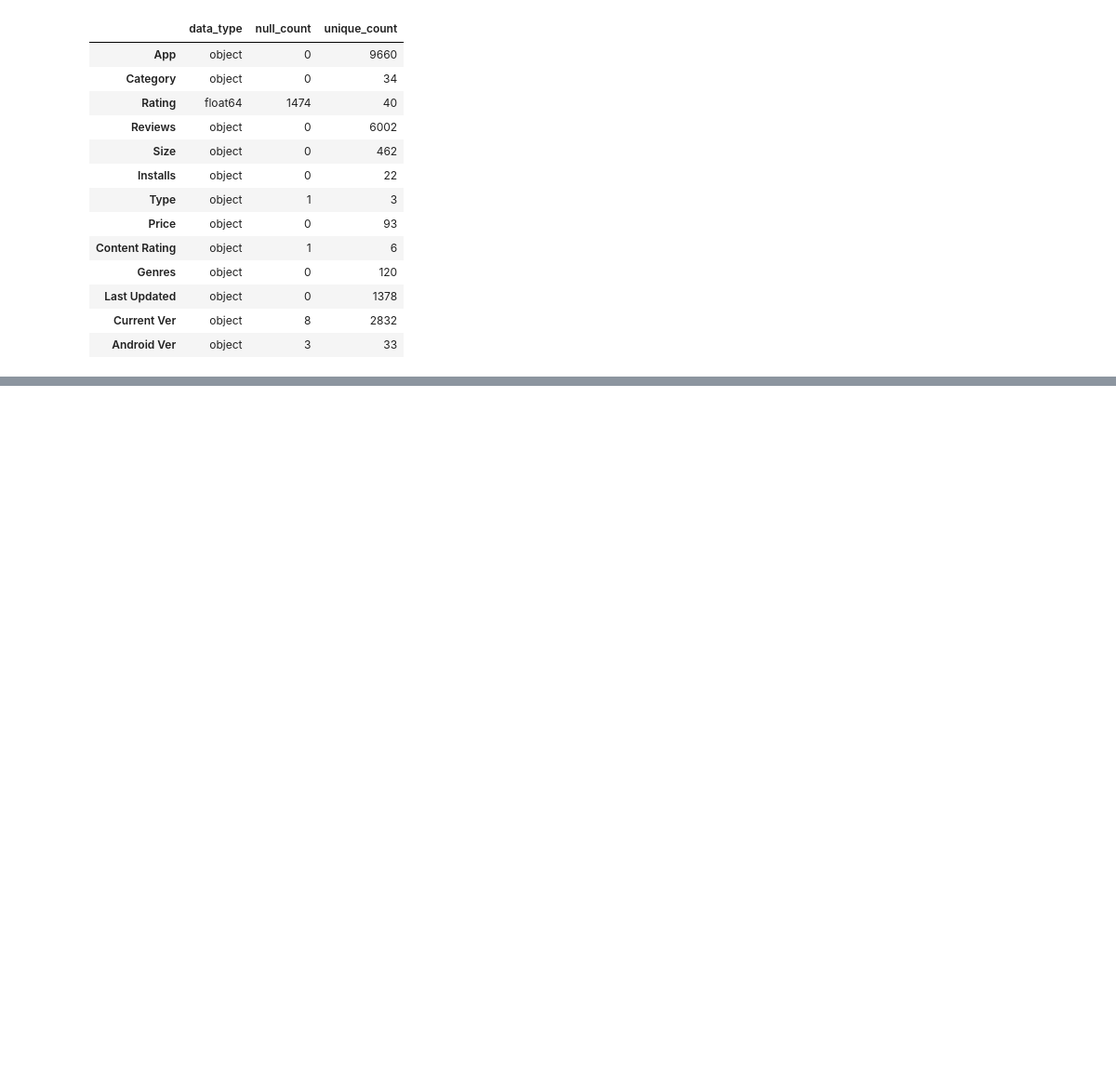
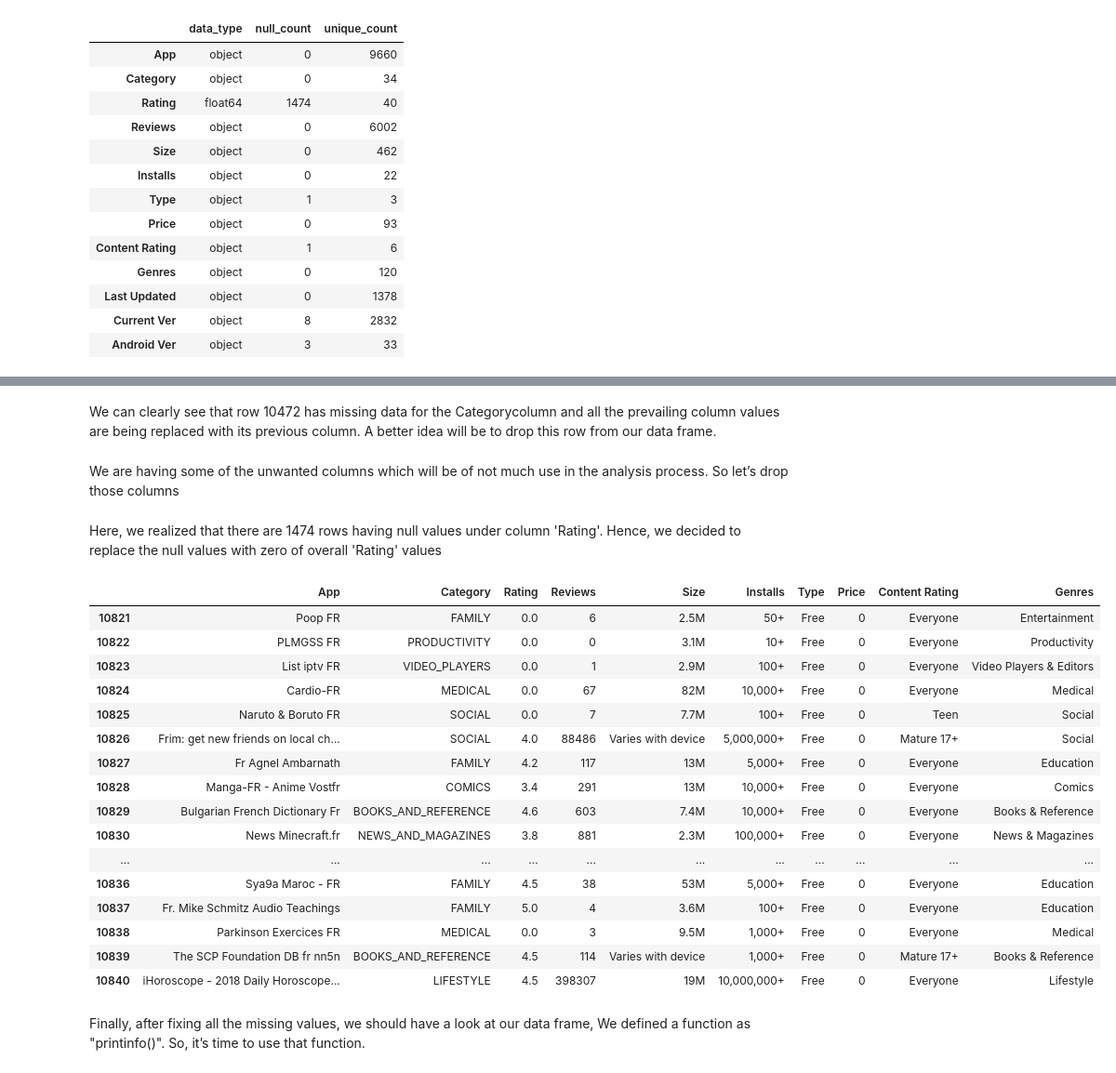
Before and after one commit to tjain858/Google-play-EDA, a Jupyter notebook: Play_Store_App_Review_Analysis_Capstone_Project.ipynb, the cells around one changed output, grey strips where cells are left out. Shown at 93% size. Cells and saved outputs as stored; diff of their text form; code cells hidden in the pictures; blank space fills up the shorter version.

```diff
--- a/Play_Store_App_Review_Analysis_Capstone_Project.ipynb
+++ b/Play_Store_App_Review_Analysis_Capstone_Project.ipynb
@@ -181,0 +258,37 @@ printinfo()
+# %% [markdown]
+We can clearly see that row 10472 has missing data for the Categorycolumn and all the prevailing column values are being replaced with its previous column. A better idea will be to drop this row from our data frame.
+# %%
+playstore_df.dropna(subset = ['Content Rating'], inplace=True)
+# %% [markdown]
+We are having some of the unwanted columns which will be of not much use in the analysis process. So let’s drop those columns
+# %%
+playstore_df.drop(['Current Ver','Last Updated', 'Android Ver'], axis=1, inplace=True)
+# %% [markdown]
+Here, we realized that there are 1474 rows having null values under column 'Rating'. Hence, we decided to replace the null values with zero of overall 'Rating' values
+# %%
+# Replace Nan values to zeros of overall
+playstore_df['Rating']=playstore_df['Rating'].fillna(0)
+# %%
+playstore_df.tail(20)
+# %% [output]
+|  | App | Category | Rating | Reviews | Size | Installs | Type | Price | Content Rating | Genres |
+| 10821 | Poop FR | FAMILY | 0.0 | 6 | 2.5M | 50+ | Free | 0 | Everyone | Entertainment |
+| 10822 | PLMGSS FR | PRODUCTIVITY | 0.0 | 0 | 3.1M | 10+ | Free | 0 | Everyone | Productivity |
+| 10823 | List iptv FR | VIDEO_PLAYERS | 0.0 | 1 | 2.9M | 100+ | Free | 0 | Everyone | Video Players & Editors |
+| 10824 | Cardio-FR | MEDICAL | 0.0 | 67 | 82M | 10,000+ | Free | 0 | Everyone | Medical |
+| 10825 | Naruto & Boruto FR | SOCIAL | 0.0 | 7 | 7.7M | 100+ | Free | 0 | Teen | Social |
+| 10826 | Frim: get new friends on local ch... | SOCIAL | 4.0 | 88486 | Varies with device | 5,000,000+ | Free | 0 | Mature 17+ | Social |
+| 10827 | Fr Agnel Ambarnath | FAMILY | 4.2 | 117 | 13M | 5,000+ | Free | 0 | Everyone | Education |
+| 10828 | Manga-FR - Anime Vostfr | COMICS | 3.4 | 291 | 13M | 10,000+ | Free | 0 | Everyone | Comics |
+| 10829 | Bulgarian French Dictionary Fr | BOOKS_AND_REFERENCE | 4.6 | 603 | 7.4M | 10,000+ | Free | 0 | Everyone | Books & Reference |
+| 10830 | News Minecraft.fr | NEWS_AND_MAGAZINES | 3.8 | 881 | 2.3M | 100,000+ | Free | 0 | Everyone | News & Magazines |
+| ... | ... | ... | ... | ... | ... | ... | ... | ... | ... | ... |
+| 10836 | Sya9a Maroc - FR | FAMILY | 4.5 | 38 | 53M | 5,000+ | Free | 0 | Everyone | Education |
+| 10837 | Fr. Mike Schmitz Audio Teachings | FAMILY | 5.0 | 4 | 3.6M | 100+ | Free | 0 | Everyone | Education |
+| 10838 | Parkinson Exercices FR | MEDICAL | 0.0 | 3 | 9.5M | 1,000+ | Free | 0 | Everyone | Medical |
+| 10839 | The SCP Foundation DB fr nn5n | BOOKS_AND_REFERENCE | 4.5 | 114 | Varies with device | 1,000+ | Free | 0 | Mature 17+ | Books & Reference |
+| 10840 | iHoroscope - 2018 Daily Horoscope... | LIFESTYLE | 4.5 | 398307 | 19M | 10,000,000+ | Free | 0 | Everyone | Lifestyle |
+# %% [markdown]
+
+
+Finally, after fixing all the missing values, we should have a look at our data frame, We defined a function as "printinfo()". So, it’s time to use that function.
```
Also changed, not shown: parts of 34 cells of this notebook.
